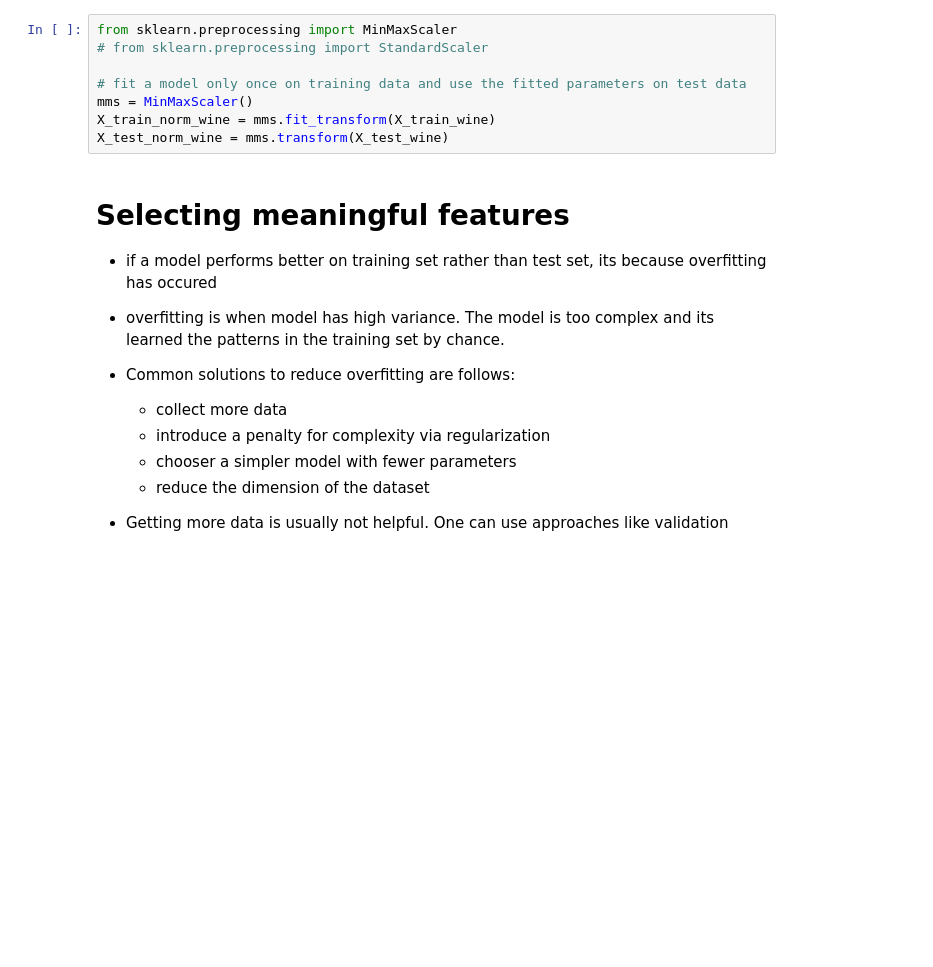
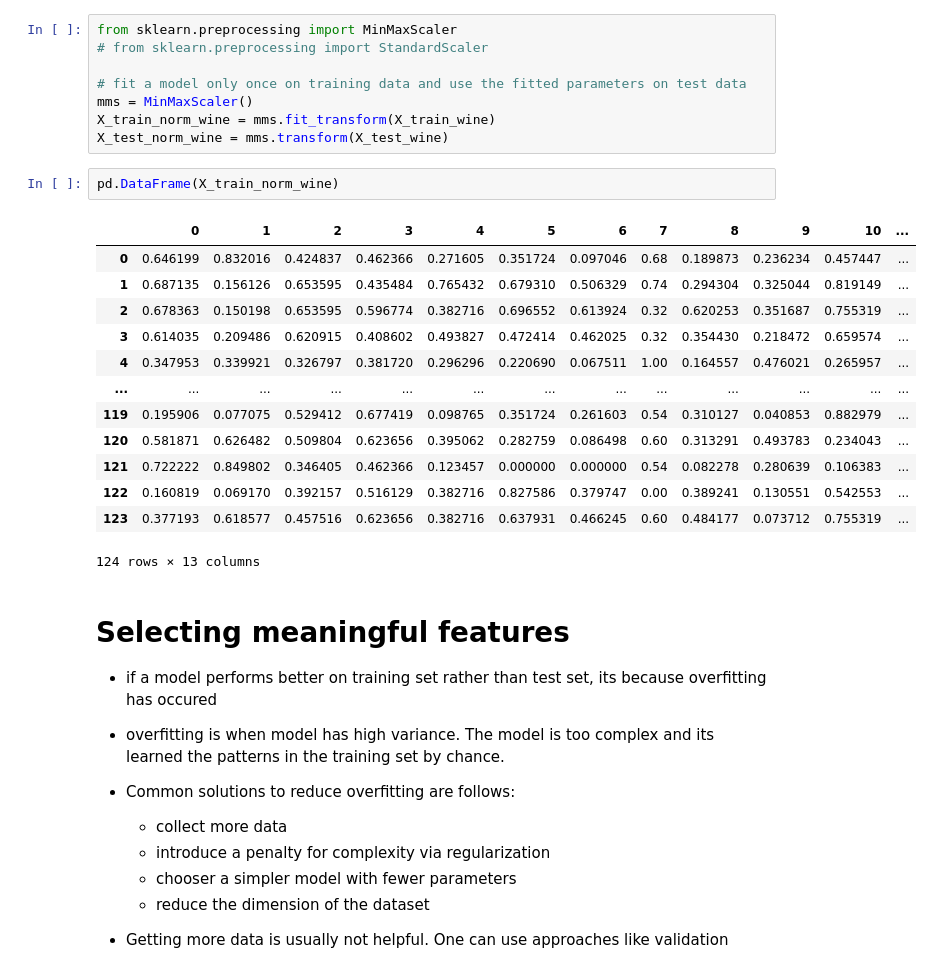
Before and after one commit to mrajancsr/NeptuneAI, a Jupyter notebook: playground/machine_learning_engineer/sample_ml_project.ipynb, the cells around one changed output. Cells and saved outputs as stored; diff of their text form; blank space fills up the shorter version.

```diff
--- a/playground/machine_learning_engineer/sample_ml_project.ipynb
+++ b/playground/machine_learning_engineer/sample_ml_project.ipynb
@@ -247,6 +262,22 @@ from sklearn.preprocessing import MinMaxScaler
 mms = MinMaxScaler()
 X_train_norm_wine = mms.fit_transform(X_train_wine)
 X_test_norm_wine = mms.transform(X_test_wine)
+# %%
+pd.DataFrame(X_train_norm_wine)
+# %% [output]
+|  | 0 | 1 | 2 | 3 | 4 | 5 | 6 | 7 | 8 | 9 | 10 | ... |
+| 0 | 0.646199 | 0.832016 | 0.424837 | 0.462366 | 0.271605 | 0.351724 | 0.097046 | 0.68 | 0.189873 | 0.236234 | 0.457447 | ... |
+| 1 | 0.687135 | 0.156126 | 0.653595 | 0.435484 | 0.765432 | 0.679310 | 0.506329 | 0.74 | 0.294304 | 0.325044 | 0.819149 | ... |
+| 2 | 0.678363 | 0.150198 | 0.653595 | 0.596774 | 0.382716 | 0.696552 | 0.613924 | 0.32 | 0.620253 | 0.351687 | 0.755319 | ... |
+| 3 | 0.614035 | 0.209486 | 0.620915 | 0.408602 | 0.493827 | 0.472414 | 0.462025 | 0.32 | 0.354430 | 0.218472 | 0.659574 | ... |
+| 4 | 0.347953 | 0.339921 | 0.326797 | 0.381720 | 0.296296 | 0.220690 | 0.067511 | 1.00 | 0.164557 | 0.476021 | 0.265957 | ... |
+| ... | ... | ... | ... | ... | ... | ... | ... | ... | ... | ... | ... | ... |
+| 119 | 0.195906 | 0.077075 | 0.529412 | 0.677419 | 0.098765 | 0.351724 | 0.261603 | 0.54 | 0.310127 | 0.040853 | 0.882979 | ... |
+| 120 | 0.581871 | 0.626482 | 0.509804 | 0.623656 | 0.395062 | 0.282759 | 0.086498 | 0.60 | 0.313291 | 0.493783 | 0.234043 | ... |
+| 121 | 0.722222 | 0.849802 | 0.346405 | 0.462366 | 0.123457 | 0.000000 | 0.000000 | 0.54 | 0.082278 | 0.280639 | 0.106383 | ... |
+| 122 | 0.160819 | 0.069170 | 0.392157 | 0.516129 | 0.382716 | 0.827586 | 0.379747 | 0.00 | 0.389241 | 0.130551 | 0.542553 | ... |
+| 123 | 0.377193 | 0.618577 | 0.457516 | 0.623656 | 0.382716 | 0.637931 | 0.466245 | 0.60 | 0.484177 | 0.073712 | 0.755319 | ... |
+124 rows × 13 columns
 # %% [markdown]
 # Selecting meaningful features
 - if a model performs better on training set rather than test set, its because overfitting has occured
```
Also changed, not shown: parts of 12 cells of this notebook, 2 other files.
